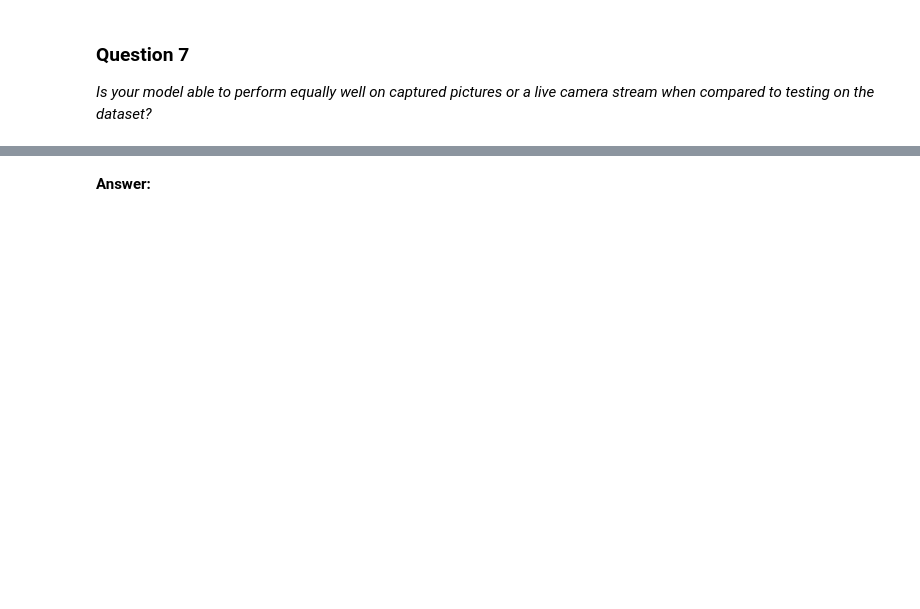
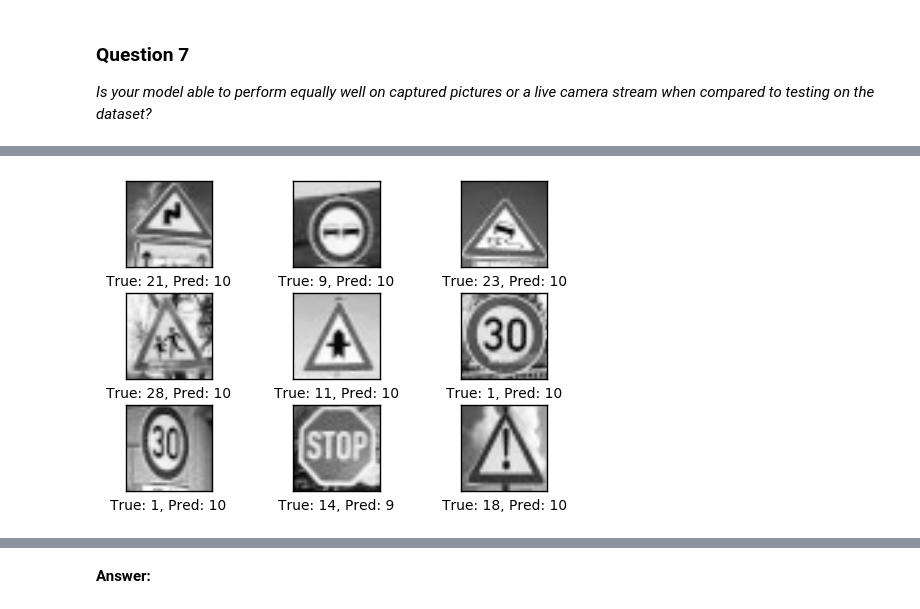
Before and after one commit to matthew-alexander/traffic-signs-tensorflow, a Jupyter notebook: Traffic_Signs_Recognition.ipynb, the cells around one changed output, grey strips where cells are left out. Saved outputs shown, nothing was run; the diff lists cells and outputs as text; code cells hidden in the pictures; blank space fills up the shorter version.

Commit message:
submission new_test_images are better2

```diff
--- a/Traffic_Signs_Recognition.ipynb
+++ b/Traffic_Signs_Recognition.ipynb
@@ -774,3 +793,7 @@ print(top5pred)
+# %%
+plot_images(images = images, cls_true = cls_true, cls_pred = cls_pred)
+# %% [output]
+[figure, added]
 # %%
 # this seems to work also , but gets the indices
 classification[0]
```
Also changed, not shown: parts of 11 cells of this notebook, 13 other files.
